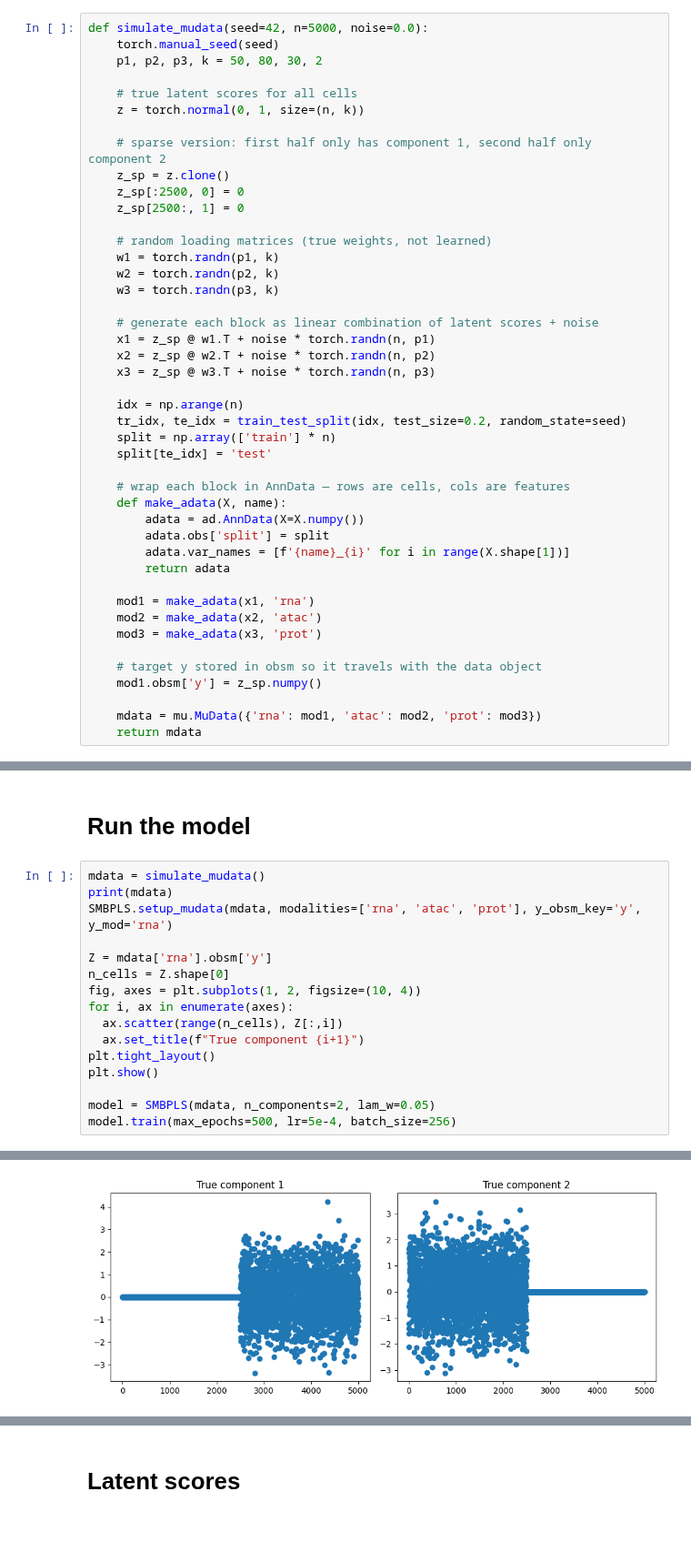
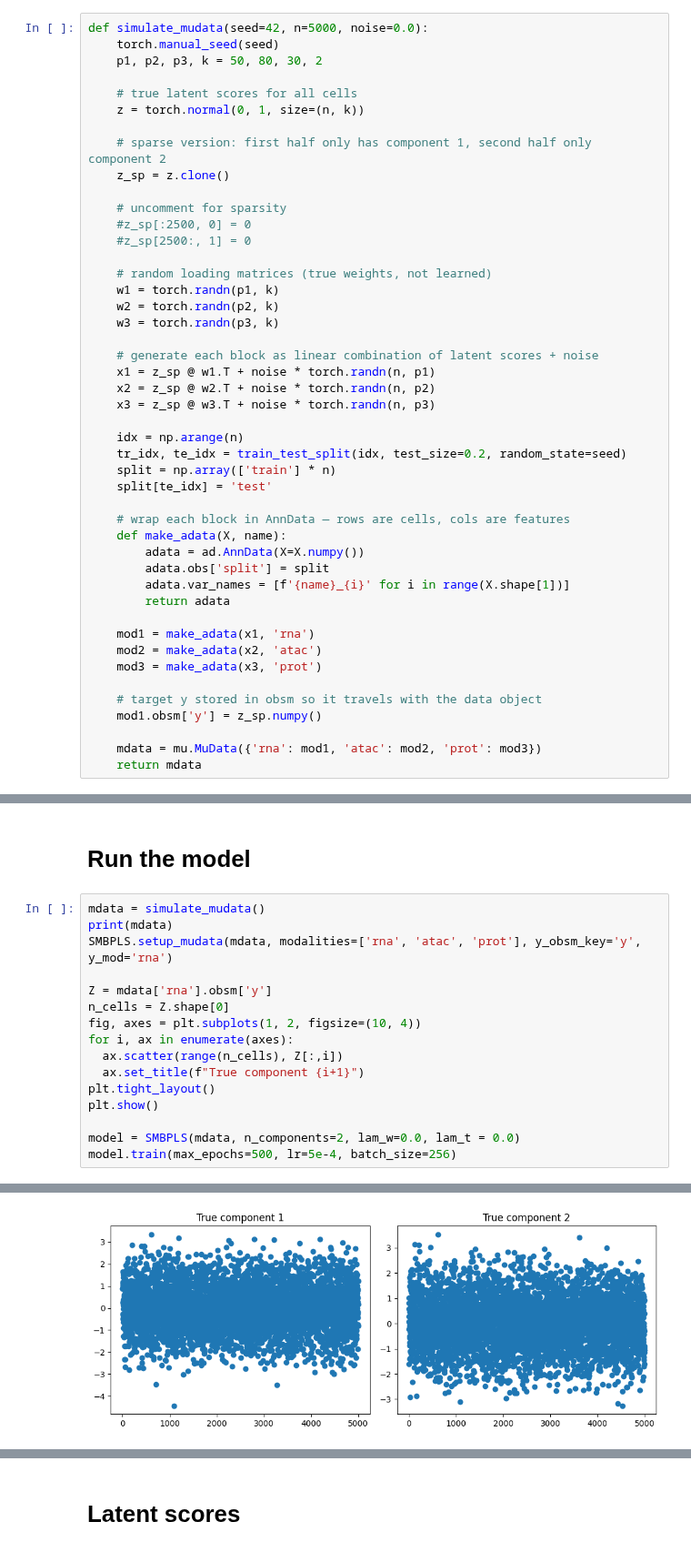
Before and after one commit to CompBio-Lab/smbpls_2026, a Jupyter notebook: notebooks/smbpls_scvi_complete.ipynb, the cells around one changed output, grey strips where cells are left out. Shown at 91% size. Saved outputs shown, nothing was run; the diff lists cells and outputs as text.

```diff
--- a/notebooks/smbpls_scvi_complete.ipynb
+++ b/notebooks/smbpls_scvi_complete.ipynb
@@ -36,8 +38,10 @@ def simulate_mudata(seed=42, n=5000, noise=0.0):
 
     # sparse version: first half only has component 1, second half only component 2
     z_sp = z.clone()
-    z_sp[:2500, 0] = 0
-    z_sp[2500:, 1] = 0
+
+    # uncomment for sparsity
+    #z_sp[:2500, 0] = 0
+    #z_sp[2500:, 1] = 0
 
     # random loading matrices (true weights, not learned)
     w1 = torch.randn(p1, k)
@@ -543,28 +547,28 @@ class SMBPLSClassifier:
 # %%
 mdata = simulate_mudata()
 print(mdata)
 SMBPLS.setup_mudata(mdata, modalities=['rna', 'atac', 'prot'], y_obsm_key='y', y_mod='rna')
 
 Z = mdata['rna'].obsm['y']
 n_cells = Z.shape[0]
 fig, axes = plt.subplots(1, 2, figsize=(10, 4))
 for i, ax in enumerate(axes):
   ax.scatter(range(n_cells), Z[:,i])
   ax.set_title(f"True component {i+1}")
 plt.tight_layout()
 plt.show()
 
-model = SMBPLS(mdata, n_components=2, lam_w=0.05)
+model = SMBPLS(mdata, n_components=2, lam_w=0.0, lam_t = 0.0)
 model.train(max_epochs=500, lr=5e-4, batch_size=256)
 # %% [output]
 MuData object with n_obs × n_vars = 5000 × 160
   3 modalities
     rna:        5000 x 50
       obs:      'split'
       obsm:     'y'
     atac:       5000 x 80
       obs:      'split'
     prot:       5000 x 30
       obs:      'split'
 Registered modalities: ['rna', 'atac', 'prot'], target: rna.obsm['y']
-[figure, old version]
+[figure, new version]
```
Also changed, not shown: parts of 17 cells of this notebook.
